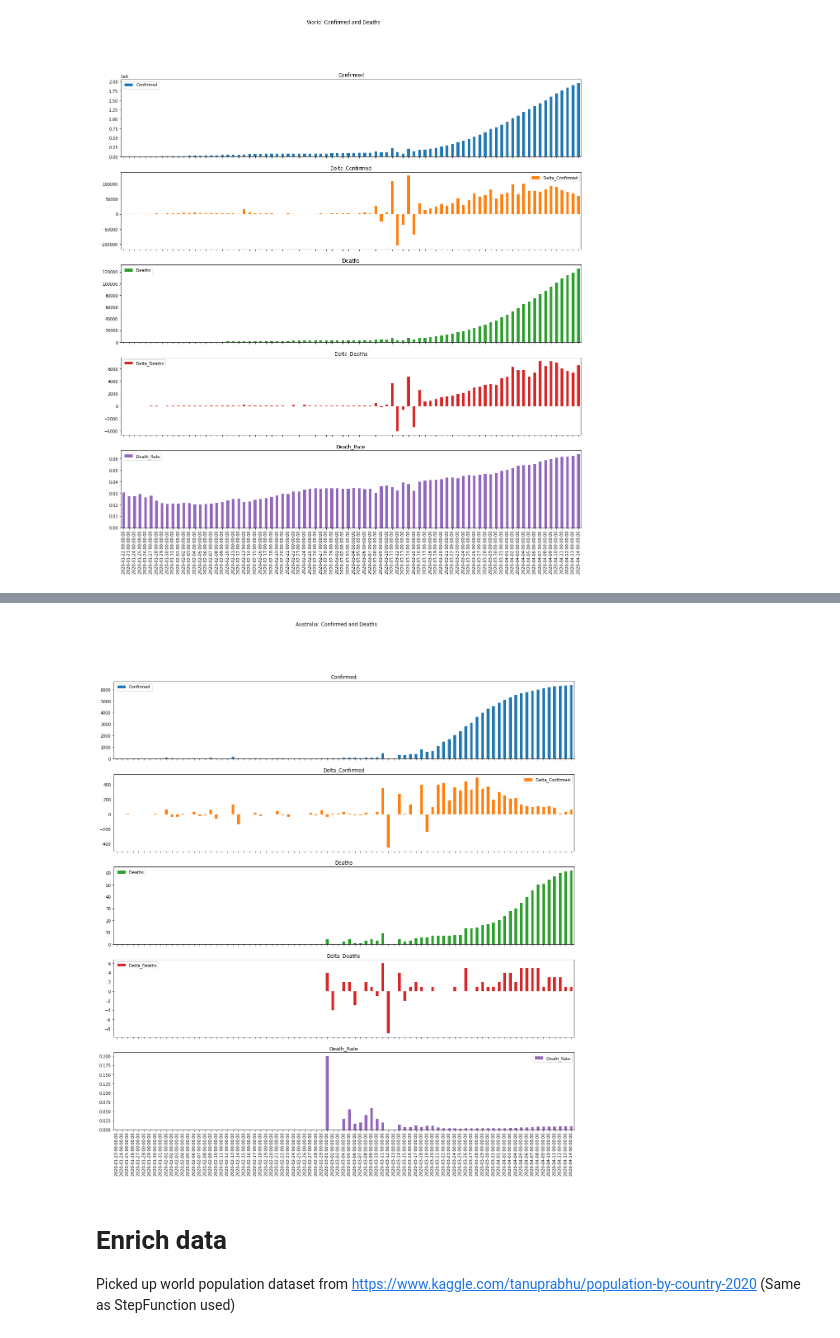
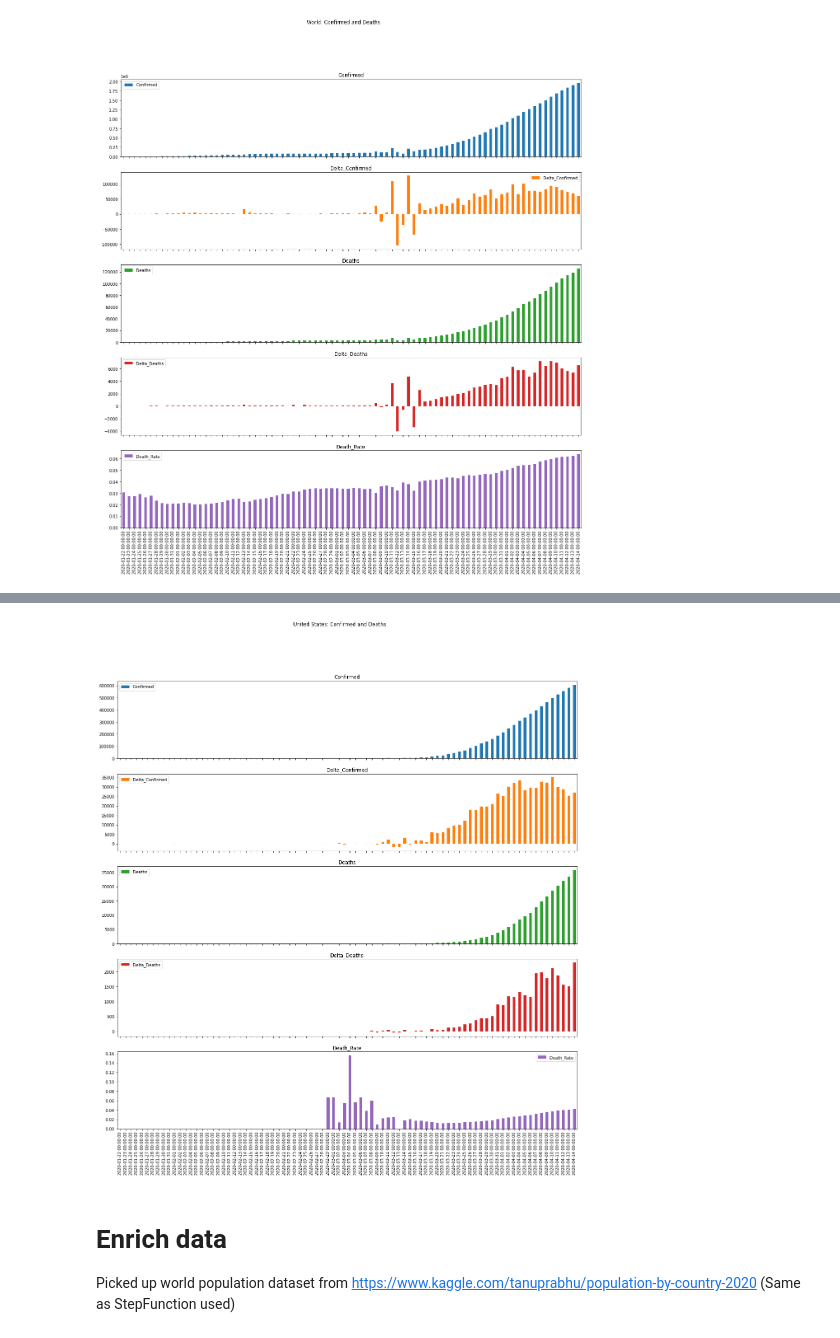
Before and after one commit to atulvarshneya/covid19-analysis, a Jupyter notebook: eda.ipynb, the cells around one changed output, grey strips where cells are left out. Drawn from its saved outputs; the diff is of its cells as text; code cells hidden in the pictures.

```diff
--- a/eda.ipynb
+++ b/eda.ipynb
@@ -168,12 +168,12 @@ Update on 2020-04-14 00:00:00 (day 84) Confirmed: 1967084.0 Deaths: 125809.0 Dea
 [figure]
 # %%
 ## Display countrywise stats
-country = "Australia"
+country = "United States"
 show_country_stats = True
 show_country_plots = True
 
 csse_country = cssedf[cssedf.Country_Region == country]
-csse_country_agg = csse_country.groupby('Last_Update_Date').agg({'Confirmed': 'sum', 'Deaths': 'sum', 'Days_Since': 'max'})
+csse_country_agg = csse_country.groupby('Last_Update_Date').agg({'Confirmed': 'sum', 'Deaths': 'sum'})
 
 ## Create a column for death rate (deaths/confirmed).
 csse_country_agg = csse_country_agg.assign(Death_Rate = lambda x: (x.Deaths)/x.Confirmed)
@@ -184,13 +184,13 @@ start_date = csse_country["Last_Update_Date"].min()
 end_date = csse_country["Last_Update_Date"].max()
 
 idx = pd.date_range(start_date, end_date)
-csse_country_agg = csse_country_agg.reindex(idx, fill_value=0)
+csse_country_agg = csse_country_agg.reindex(idx, method='ffill')
 missing_dts = pd.date_range(start = start_date, end = end_date ).difference(csse_country_agg.index)
 print("[ Missing dates:", len(missing_dts),"]")
 
-csse_country_agg['Prev_Confirmed'] = csse_country_agg['Confirmed'].shift(1)
+csse_country_agg['Prev_Confirmed'] = (csse_country_agg['Confirmed'].shift(1)).fillna(value=0)
 csse_country_agg = csse_country_agg.assign(Delta_Confirmed = lambda x: (x.Confirmed) - x.Prev_Confirmed)
-csse_country_agg['Prev_Deaths'] = csse_country_agg['Deaths'].shift(1)
+csse_country_agg['Prev_Deaths'] = (csse_country_agg['Deaths'].shift(1)).fillna(value=0)
 csse_country_agg = csse_country_agg.assign(Delta_Deaths = lambda x: (x.Deaths) - x.Prev_Deaths)
 
 if show_country_stats:
@@ -210,4 +210,4 @@ Update on 2020-04-14 00:00:00 (day 83) Confirmed: 6415.0 Deaths: 62.0 Death Rate
-[figure, old version]
+[figure, new version]
 # %% [markdown]
 # Enrich data
 Picked up world population dataset from https://www.kaggle.com/tanuprabhu/population-by-country-2020 (Same as StepFunction used)
```
Also changed, not shown: parts of 2 cells of this notebook.
